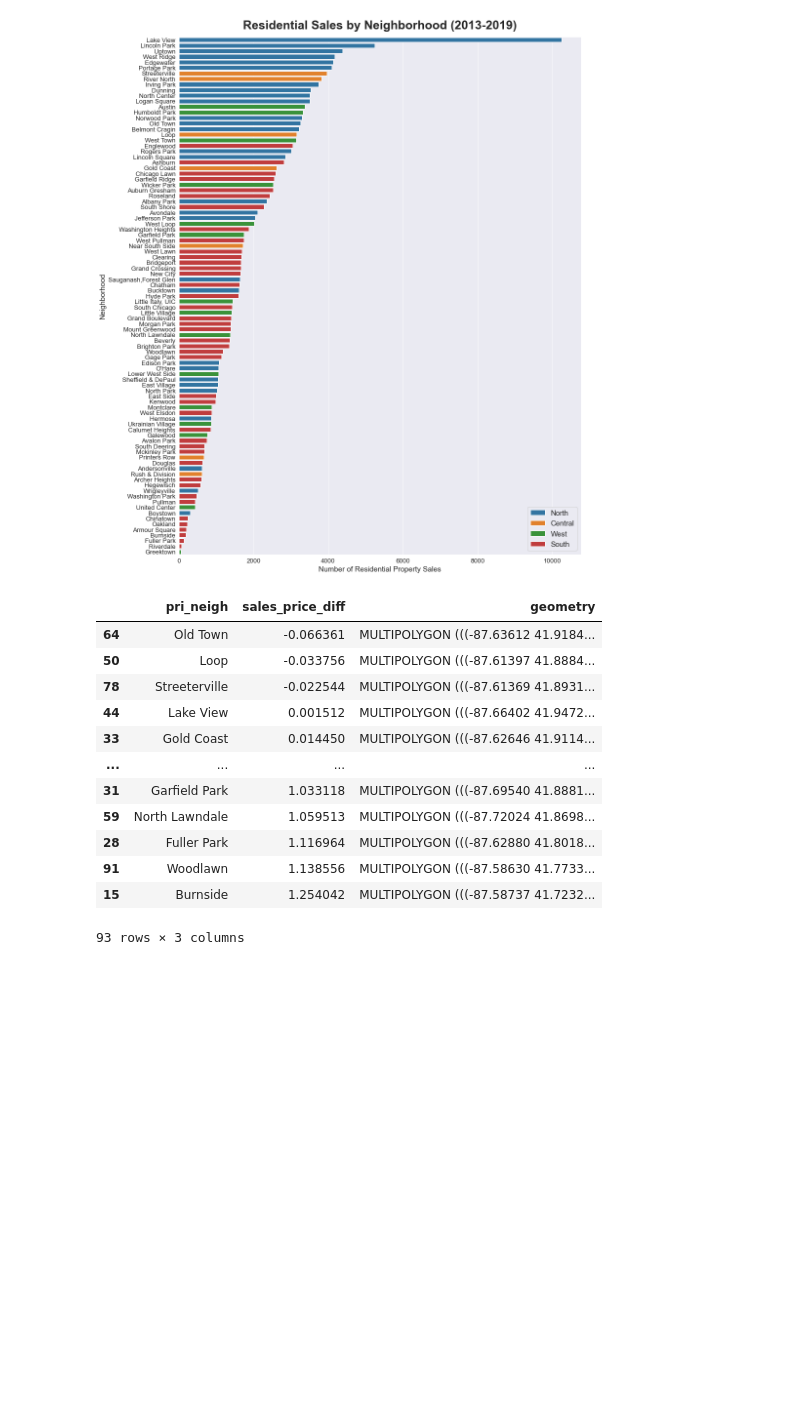
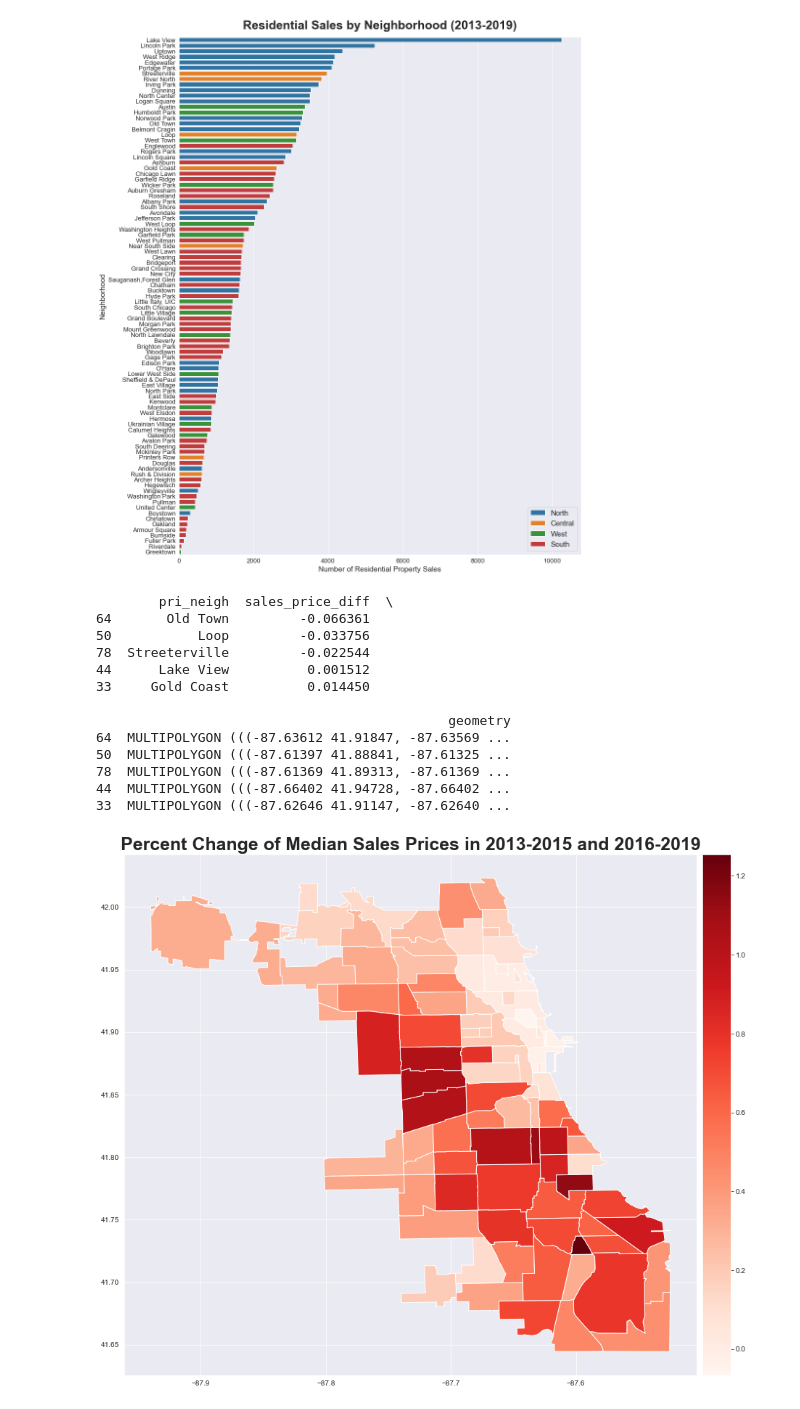
Before and after one commit to ymericson/ml-project, a Jupyter notebook: data_viz.ipynb, the cells around one changed output. Saved outputs shown, nothing was run; the diff lists cells and outputs as text; code cells hidden in the pictures; blank space fills up the shorter version.

```diff
--- a/data_viz.ipynb
+++ b/data_viz.ipynb
@@ -359,30 +359,44 @@ plt.show()
 # %%
 sales_compare = final_df.groupby(['pri_neigh', 'Year'])['sale_price'].median().unstack()
 sales_compare['2013-2015'] = sales_compare[[2013, 2014, 2015]].mean(axis=1)
 sales_compare['2016-2019'] = sales_compare[[2016, 2017, 2018, 2019]].mean(axis=1)
 sales_compare['sales_price_diff'] = (sales_compare['2016-2019'] - sales_compare['2013-2015'])  / sales_compare['2013-2015']
 #sales_compare['sales_price_diff'] = sales_compare['2016-2019'] - sales_compare['2013-2015']
 
-
 neighborhood_gdf = gpd.read_file('../data/Boundaries - Neighborhoods.geojson')
 
 sales_compare = sales_compare.reset_index()
 sales_compare = sales_compare[['pri_neigh', 'sales_price_diff']]\
     .merge(neighborhood_gdf[['pri_neigh', 'geometry']], on='pri_neigh', how="left")
 sales_compare = gpd.GeoDataFrame(sales_compare.drop_duplicates()).sort_values(by='sales_price_diff')
-sales_compare
+print(sales_compare.head())
+
+from mpl_toolkits.axes_grid1 import make_axes_locatable
+
+fig, ax = plt.subplots(1, 1, figsize=(13,20))
+divider = make_axes_locatable(ax)
+cax = divider.append_axes("right", size="5%", pad=0.1)
+
+ax = sales_compare.plot(column='sales_price_diff', legend=True, cmap='Reds', ax=ax, cax=cax)
+ax.set_title('Percent Change of Median Sales Prices in 2013-2015 and 2016-2019', fontsize=25,
+             fontweight="bold", loc='center', y=2.12)
+
+fig.tight_layout()
+plt.savefig('figures/saleprice_change_heatmap.png')
+plt.show()
 # %% [output]
-|  | pri_neigh | sales_price_diff | geometry |
-| 64 | Old Town | -0.066361 | MULTIPOLYGON (((-87.63612 41.9184... |
-| 50 | Loop | -0.033756 | MULTIPOLYGON (((-87.61397 41.8884... |
-| 78 | Streeterville | -0.022544 | MULTIPOLYGON (((-87.61369 41.8931... |
-| 44 | Lake View | 0.001512 | MULTIPOLYGON (((-87.66402 41.9472... |
-| 33 | Gold Coast | 0.014450 | MULTIPOLYGON (((-87.62646 41.9114... |
-| ... | ... | ... | ... |
-| 31 | Garfield Park | 1.033118 | MULTIPOLYGON (((-87.69540 41.8881... |
-| 59 | North Lawndale | 1.059513 | MULTIPOLYGON (((-87.72024 41.8698... |
-| 28 | Fuller Park | 1.116964 | MULTIPOLYGON (((-87.62880 41.8018... |
-| 91 | Woodlawn | 1.138556 | MULTIPOLYGON (((-87.58630 41.7733... |
-| 15 | Burnside | 1.254042 | MULTIPOLYGON (((-87.58737 41.7232... |
-93 rows × 3 columns
+        pri_neigh  sales_price_diff  \
+64       Old Town         -0.066361
+50           Loop         -0.033756
+78  Streeterville         -0.022544
+44      Lake View          0.001512
+33     Gold Coast          0.014450
+
+                                             geometry
+64  MULTIPOLYGON (((-87.63612 41.91847, -87.63569 ...
+50  MULTIPOLYGON (((-87.61397 41.88841, -87.61325 ...
+78  MULTIPOLYGON (((-87.61369 41.89313, -87.61369 ...
+44  MULTIPOLYGON (((-87.66402 41.94728, -87.66402 ...
+33  MULTIPOLYGON (((-87.62646 41.91147, -87.62640 ...
+[figure, added]
 # %%
```
Also changed, not shown: parts of 2 cells of this notebook, 2 other files.
